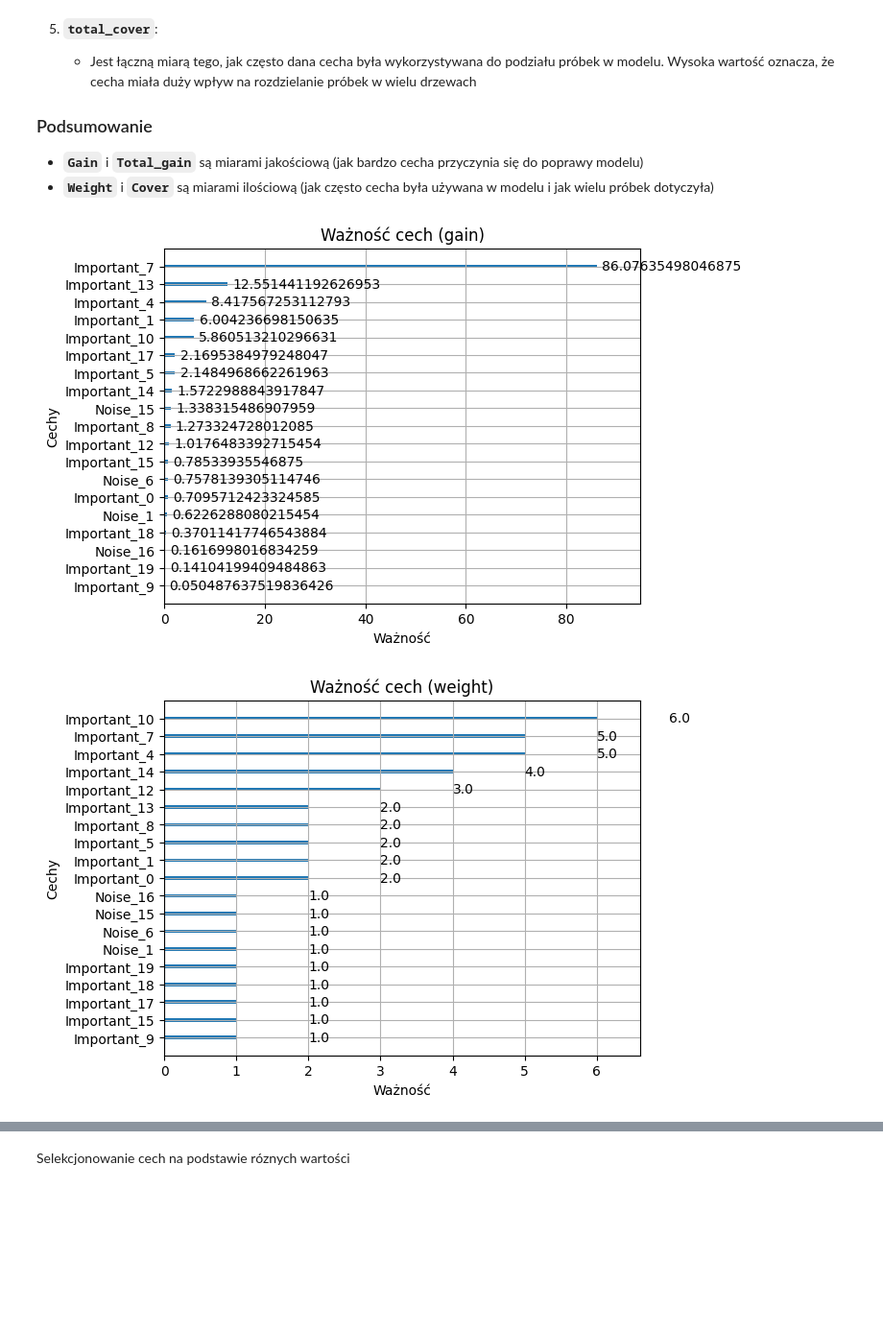
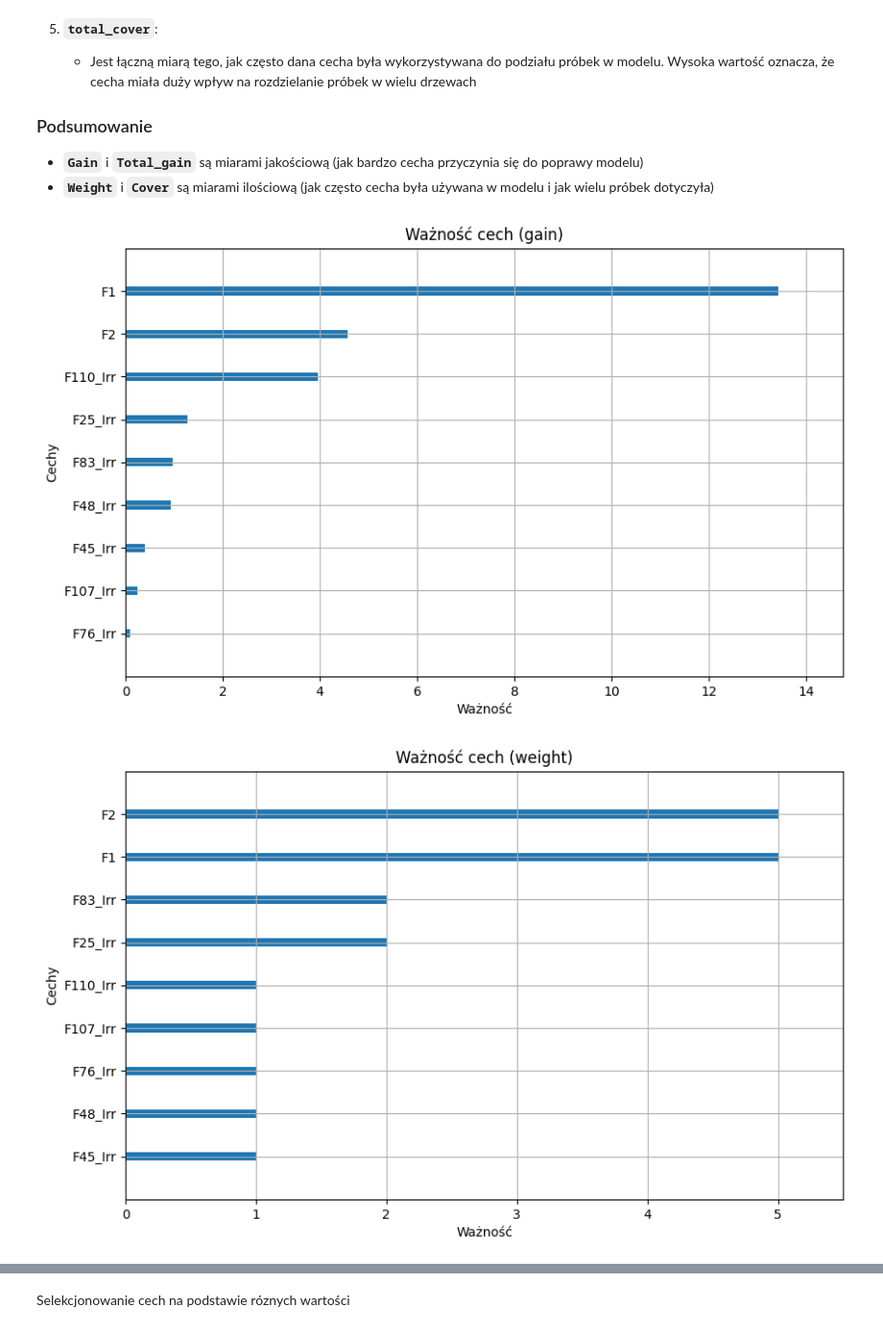
Before and after one commit to kp117909/mgst_xgboost, a Jupyter notebook: mgstr.ipynb, the cells around one changed output, grey strips where cells are left out. Shown: that part at 96% size. Drawn from its saved outputs; the diff is of its cells as text; code cells hidden in the pictures; blank space fills up the shorter version.

```diff
--- a/mgstr.ipynb
+++ b/mgstr.ipynb
@@ -11,21 +31,27 @@ import matplotlib.pyplot as plt
 Wczytanie danych i wstępny preprocessing
 # %%
 # wczytanie pliku CSV
-df = pd.read_csv("syntetyczne_dane_trywialne.csv", sep=';')
+df = pd.read_csv("DSGit/y=x.csv", sep=',')
+
+# df = pd.read_csv("DSGit/Hypersphere 3D.csv", sep=',')
+
 df = df.replace(',', '.', regex=True)
 
 # pobranie wartości
-X = df.drop('Class', axis=1)
+X = df.drop('Target', axis=1)
+
 # preprocessing
 X = X.astype(float)
 # pobranie predykcji
-y = df['Class'].values
+y = df['Target'].values
+
+# y = df['Class'].map({'A': 0, 'B': 1, 'C': 1}).values
 # %% [markdown]
 Definiowanie XGBoost przy użyciu wbudowanych funkcji kroswalidacji i trenowanie
 # %%
 # definicja paremetrow dla xgboost
 # korzystałem z strony https://xgboost.readthedocs.io/en/stable/python/python_intro.html
-param = {'max_depth': 5, 'eta': 1, 'objective': 'binary:logistic', 'eval_metric': 'auc'}
+param = {'max_depth': 3, 'eta': 1, 'objective': 'binary:logistic', 'eval_metric': 'auc'}
 
 # max_depth -> maksymalna głebokosc drzewa, wyzsze wartosci prowadza do overfittingu
 # eta -> predkosc uczenia
@@ -36,6 +62,6 @@ dtrain = xgb.DMatrix(X, label=y)
 skf_results = xgb.cv(param, dtrain, num_boost_round=10, nfold=5, stratified=True, seed=42, metrics='auc')
 # AUC czyli zdolność do rozrózniania między klasami
 print(skf_results)
-print(f"Średnia wartość AUC: {skf_results['test-auc-mean'].iloc[-1]}")
+print(f"Średnia wartość AUC: {skf_results['test-auc-mean'].iloc[-1]:.2f}")
 # %% [output]
    train-auc-mean  train-auc-std  test-auc-mean  test-auc-std
@@ -53,9 +79,10 @@ print(f"Średnia wartość AUC: {skf_results['test-auc-mean'].iloc[-1]}")
 # %% [markdown]
 Podział na zbiory testowy treningowy i walidacyjny oraz trenowanie modelu na zbiorze walidacyjnym
 # %%
-
+# przemieszanie danych przed podziałem
+X_shuffled, y_shuffled = shuffle(X, y, random_state=42)
 # podział na dane treningowe i testowe (70% treningowe, 30% testowe)
-X_train, X_test, y_train, y_test = train_test_split(X, y, test_size=0.3, random_state=42)
+X_train, X_test, y_train, y_test = train_test_split(X_shuffled, y_shuffled, test_size=0.3, random_state=42)
 
 # podział zbioru treningowego na zbiór treningowy i walidacyjny (70% treningowe, 30% walidacyjne)
 X_train, X_val, y_train, y_val = train_test_split(X_train, y_train, test_size=0.3, random_state=42)
@@ -73,7 +100,7 @@ dval = xgb.DMatrix(X_val, label=y_val)
 dtest = xgb.DMatrix(X_test, label=y_test)
 
 # trenowanie modelu
-num_round = 10
+num_round = 5
 bst = xgb.train(param, dtrain, num_round)
 
 # predykcja na zbiorze walidacyjnym
@@ -169,12 +196,17 @@ XGBoost posiada różne hyperparametry które pozwalają obliczać ważnosć cec
 # %%
 
 hyper_parameters = ['gain' , 'weight', 'cover', 'total_gain', 'total_cover']
+features_number = 15
 for parameter in hyper_parameters:
-    xgb.plot_importance(bst, importance_type=parameter)
+    fig, ax = plt.subplots(figsize=(10, 6))
+    # Rysowanie wykresu ważności cech
+    xgb.plot_importance(bst, ax=ax, importance_type=parameter,
+                        max_num_features=features_number, show_values=False)
+
     plt.title(f'Ważność cech ({parameter})')
     plt.xlabel('Ważność')
     plt.ylabel('Cechy')
     plt.show()
 # %% [output]
-[figure, old version]
+[figure, new version]
-[figure, old version]
+[figure, new version]
```
Also changed, not shown: parts of 9 cells of this notebook, 21 other files.
